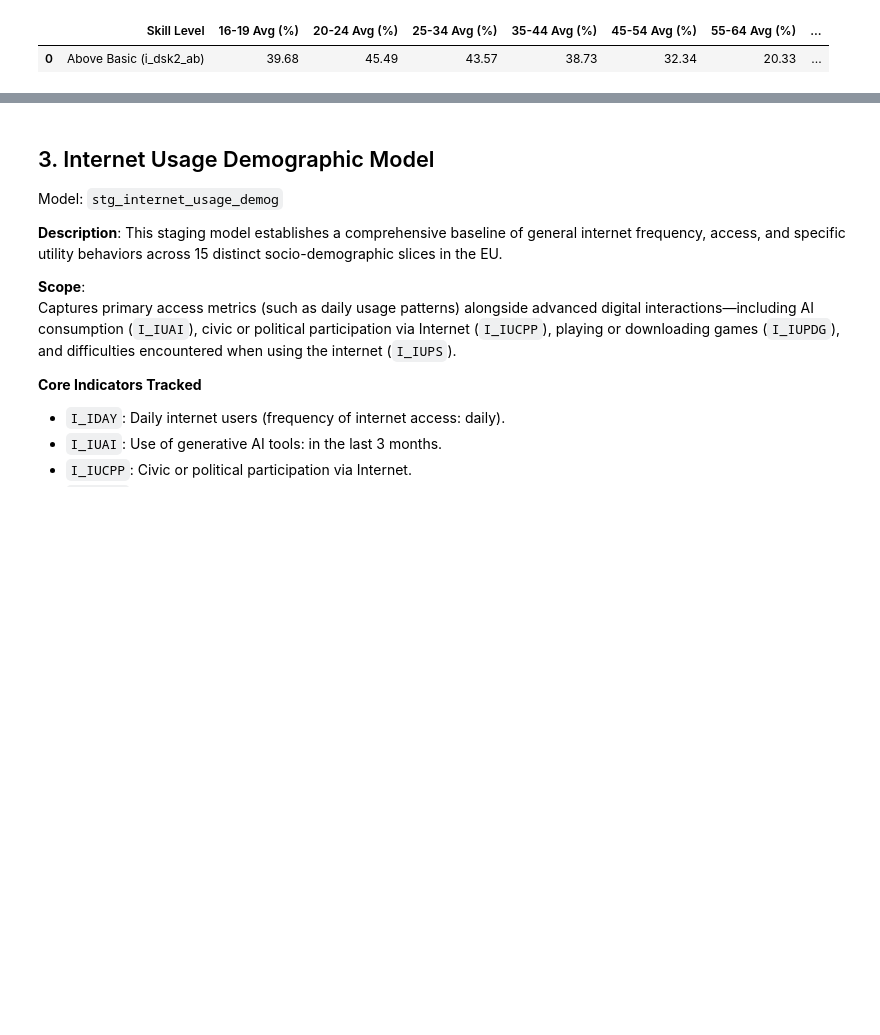
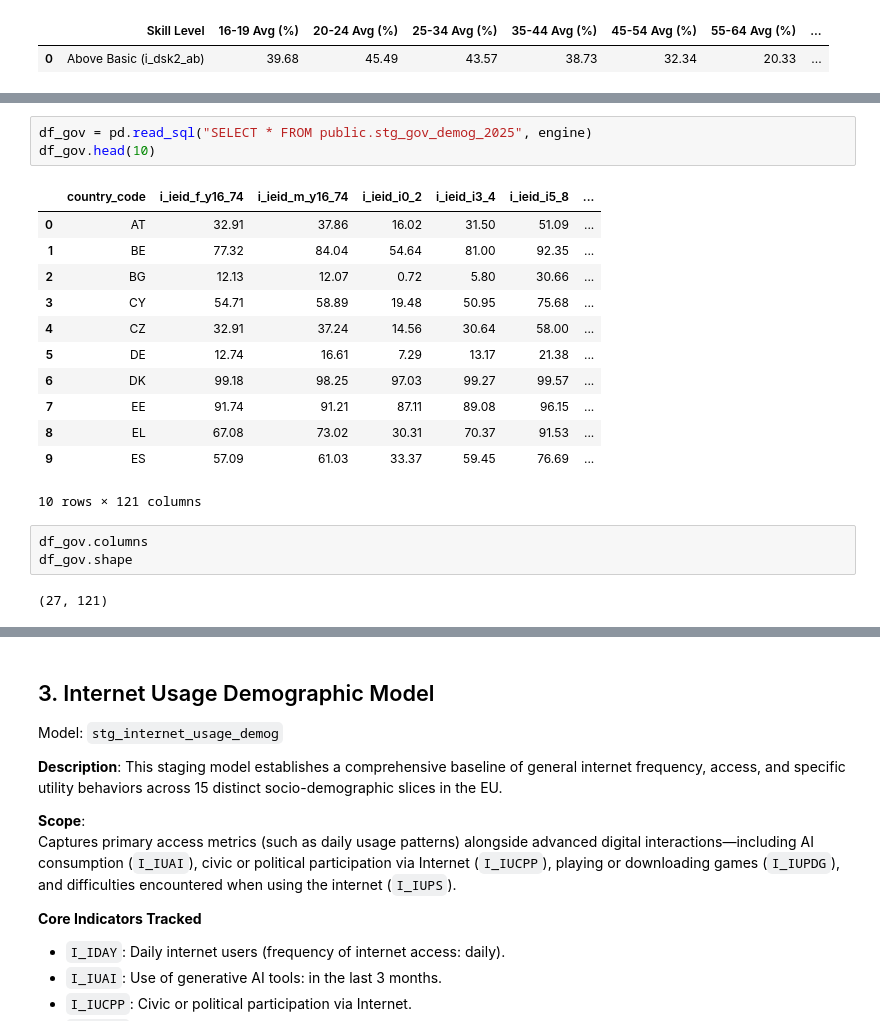
Before and after one commit to skibodaria/digital_literacy_eu, a Jupyter notebook: 03_eda/02_dem_digit_skills.ipynb, the cells around one changed output, grey strips where cells are left out. Cells and saved outputs as stored; diff of their text form; blank space fills up the shorter version.

```diff
--- a/03_eda/02_dem_inequal_three_models.ipynb
+++ b/03_eda/02_dem_digit_skills.ipynb
@@ -775,0 +793,21 @@ This architectural split allows the downstream Streamlit app to cleanly switch b
+# %%
+df_gov = pd.read_sql("SELECT * FROM public.stg_gov_demog_2025", engine)
+df_gov.head(10)
+# %% [output]
+|  | country_code | i_ieid_f_y16_74 | i_ieid_m_y16_74 | i_ieid_i0_2 | i_ieid_i3_4 | i_ieid_i5_8 | ... |
+| 0 | AT | 32.91 | 37.86 | 16.02 | 31.50 | 51.09 | ... |
+| 1 | BE | 77.32 | 84.04 | 54.64 | 81.00 | 92.35 | ... |
+| 2 | BG | 12.13 | 12.07 | 0.72 | 5.80 | 30.66 | ... |
+| 3 | CY | 54.71 | 58.89 | 19.48 | 50.95 | 75.68 | ... |
+| 4 | CZ | 32.91 | 37.24 | 14.56 | 30.64 | 58.00 | ... |
+| 5 | DE | 12.74 | 16.61 | 7.29 | 13.17 | 21.38 | ... |
+| 6 | DK | 99.18 | 98.25 | 97.03 | 99.27 | 99.57 | ... |
+| 7 | EE | 91.74 | 91.21 | 87.11 | 89.08 | 96.15 | ... |
+| 8 | EL | 67.08 | 73.02 | 30.31 | 70.37 | 91.53 | ... |
+| 9 | ES | 57.09 | 61.03 | 33.37 | 59.45 | 76.69 | ... |
+10 rows × 121 columns
+# %%
+df_gov.columns
+df_gov.shape
+# %% [output]
+(27, 121)
```
Also changed, not shown: parts of 6 cells of this notebook, 2 other files.
